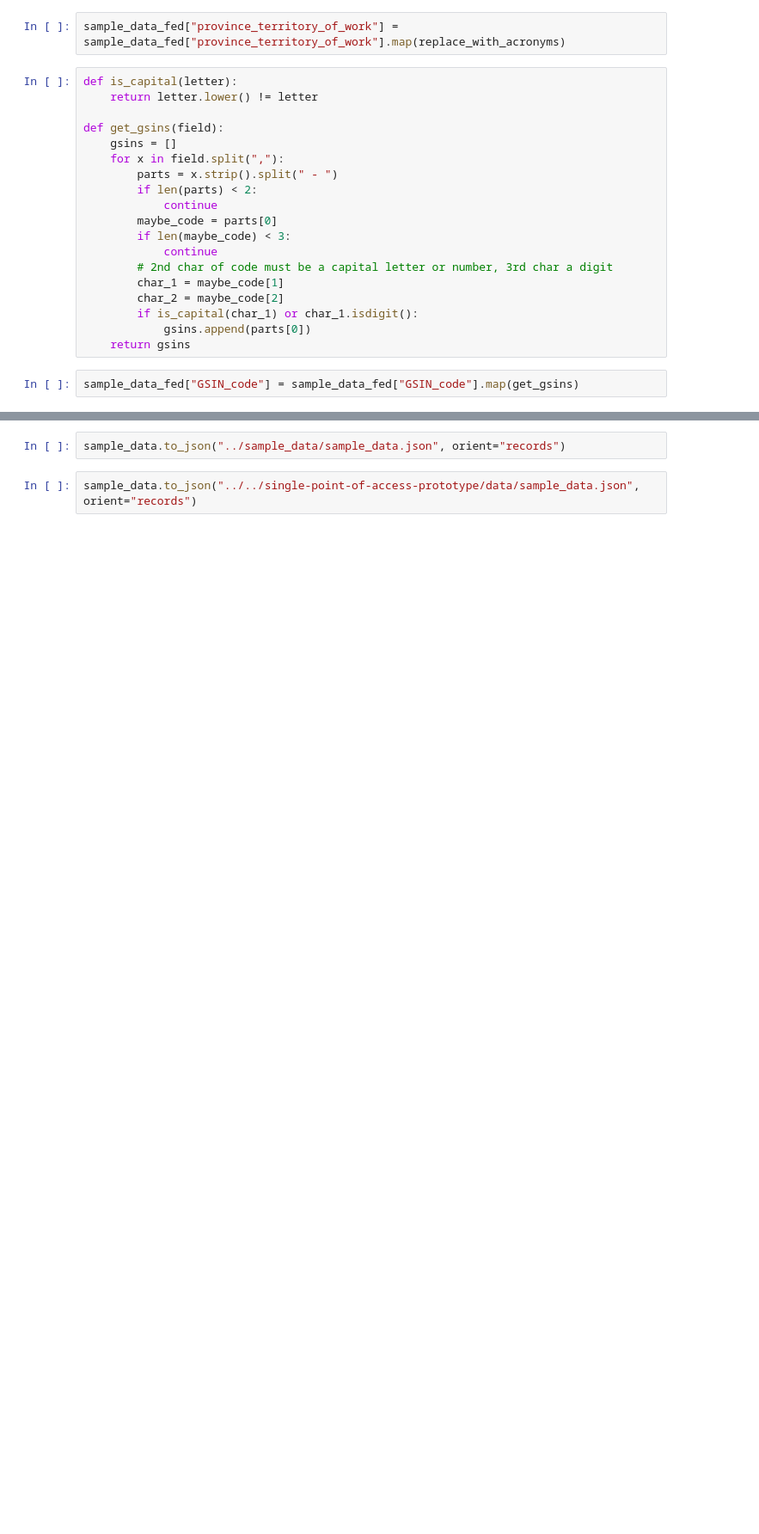
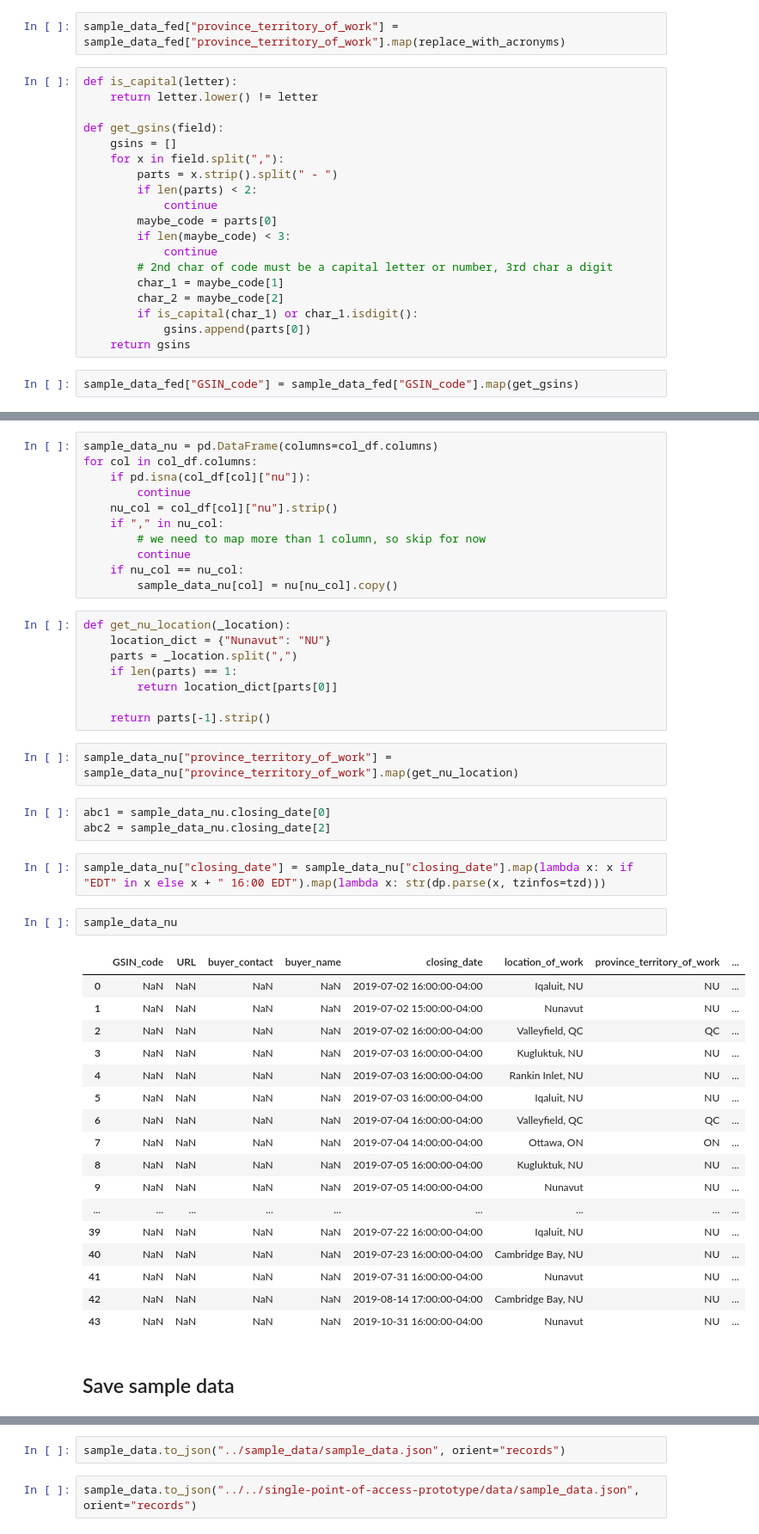
Before and after one commit to cds-snc/single-point-of-access-data, a Jupyter notebook: python/data_wrangling.ipynb, the cells around one changed output, grey strips where cells are left out. Shown: that part at 86% size. Drawn from its saved outputs; the diff is of its cells as text; blank space fills up the shorter version.

Commit message:
added new gsin data categories

```diff
--- a/python/data_wrangling.ipynb
+++ b/python/data_wrangling.ipynb
@@ -138,0 +174,48 @@ sample_data.index = range(len(sample_data))
+# %%
+sample_data_nu = pd.DataFrame(columns=col_df.columns)
+for col in col_df.columns:
+    if pd.isna(col_df[col]["nu"]):
+        continue
+    nu_col = col_df[col]["nu"].strip()
+    if "," in nu_col:
+        # we need to map more than 1 column, so skip for now
+        continue
+    if nu_col == nu_col:
+        sample_data_nu[col] = nu[nu_col].copy()
+# %%
+def get_nu_location(_location):
+    location_dict = {"Nunavut": "NU"}
+    parts = _location.split(",")
+    if len(parts) == 1:
+        return location_dict[parts[0]]
+
+    return parts[-1].strip()
+# %%
+sample_data_nu["province_territory_of_work"] = sample_data_nu["province_territory_of_work"].map(get_nu_location)
+# %%
+abc1 = sample_data_nu.closing_date[0]
+abc2 = sample_data_nu.closing_date[2]
+# %%
+sample_data_nu["closing_date"] = sample_data_nu["closing_date"].map(lambda x: x if "EDT" in x else x + " 16:00 EDT").map(lambda x: str(dp.parse(x, tzinfos=tzd)))
+# %%
+sample_data_nu
+# %% [output]
+|  | GSIN_code | URL | buyer_contact | buyer_name | closing_date | location_of_work | province_territory_of_work | ... |
+| 0 | NaN | NaN | NaN | NaN | 2019-07-02 16:00:00-04:00 | Iqaluit, NU | NU | ... |
+| 1 | NaN | NaN | NaN | NaN | 2019-07-02 15:00:00-04:00 | Nunavut | NU | ... |
+| 2 | NaN | NaN | NaN | NaN | 2019-07-02 16:00:00-04:00 | Valleyfield, QC | QC | ... |
+| 3 | NaN | NaN | NaN | NaN | 2019-07-03 16:00:00-04:00 | Kugluktuk, NU | NU | ... |
+| 4 | NaN | NaN | NaN | NaN | 2019-07-03 16:00:00-04:00 | Rankin Inlet, NU | NU | ... |
+| 5 | NaN | NaN | NaN | NaN | 2019-07-03 16:00:00-04:00 | Iqaluit, NU | NU | ... |
+| 6 | NaN | NaN | NaN | NaN | 2019-07-04 16:00:00-04:00 | Valleyfield, QC | QC | ... |
+| 7 | NaN | NaN | NaN | NaN | 2019-07-04 14:00:00-04:00 | Ottawa, ON | ON | ... |
+| 8 | NaN | NaN | NaN | NaN | 2019-07-05 16:00:00-04:00 | Kugluktuk, NU | NU | ... |
+| 9 | NaN | NaN | NaN | NaN | 2019-07-05 14:00:00-04:00 | Nunavut | NU | ... |
+| ... | ... | ... | ... | ... | ... | ... | ... | ... |
+| 39 | NaN | NaN | NaN | NaN | 2019-07-22 16:00:00-04:00 | Iqaluit, NU | NU | ... |
+| 40 | NaN | NaN | NaN | NaN | 2019-07-23 16:00:00-04:00 | Cambridge Bay, NU | NU | ... |
+| 41 | NaN | NaN | NaN | NaN | 2019-07-31 16:00:00-04:00 | Nunavut | NU | ... |
+| 42 | NaN | NaN | NaN | NaN | 2019-08-14 17:00:00-04:00 | Cambridge Bay, NU | NU | ... |
+| 43 | NaN | NaN | NaN | NaN | 2019-10-31 16:00:00-04:00 | Nunavut | NU | ... |
+# %% [markdown]
+## Save sample data
```
Also changed, not shown: parts of 12 cells of this notebook, 6 other files.
